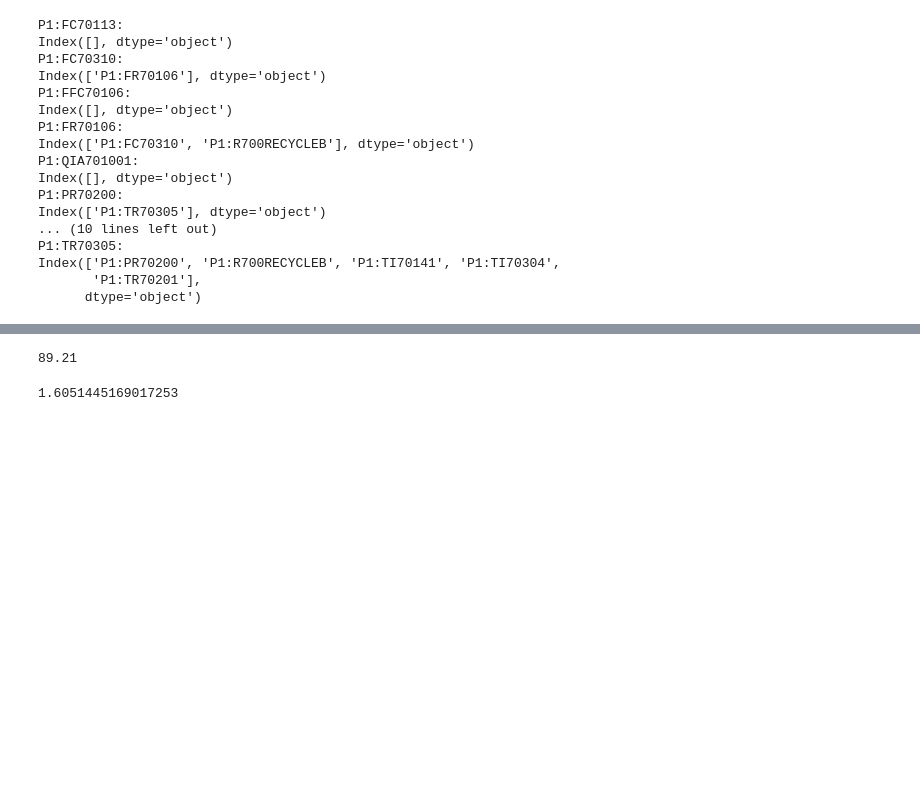
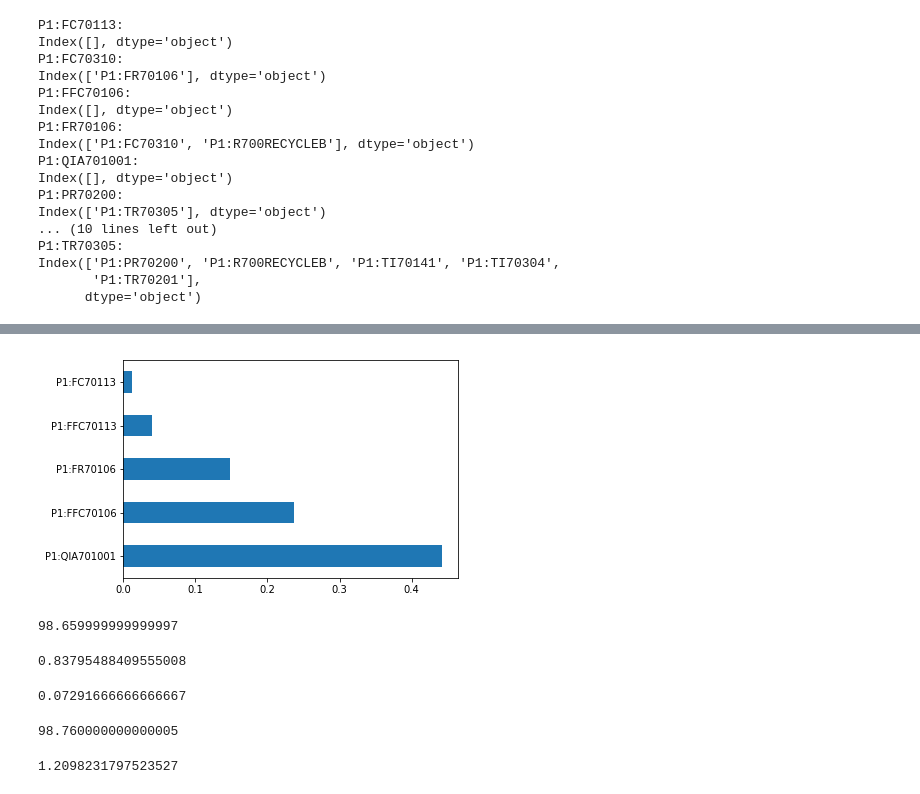
Before and after one commit to sanguis09/Capstone-project, a Jupyter notebook: src/Data Exploration.ipynb, the cells around one changed output, grey strips where cells are left out. Cells and saved outputs as stored; diff of their text form; code cells hidden in the pictures; blank space fills up the shorter version.

```diff
--- a/src/Data Exploration.ipynb
+++ b/src/Data Exploration.ipynb
@@ -350,6 +418,6 @@ mean_squared_error(test_int['MI'], MI_lm3)
 # %%
-#4. random forest
-random_forest = RandomForestRegressor(max_depth=2, random_state=0, n_estimators=500)
+#5. random forest
+random_forest = RandomForestRegressor(n_estimators=500)
 random_forest.fit(X_train, Y_train)
 random_forest.score(X_train, Y_train)
 # %% [output]
@@ -371,14 +439,47 @@ mean_squared_error(test['MI'], MI_rf)
+# %%
+#importance plot
+feat_importances = pd.Series(random_forest.feature_importances_, index=X_train.columns)
+feat_importances.nlargest(5).plot(kind='barh')
+plt.show()
+# %% [output]
+[figure, added]
+# %%
+#6. random forest with selected variables from importance plot
+X_train_rm = X_train[['P1:FFC70113', 'P1:FR70106','P1:FFC70106','P1:QIA701001','P1:FC70113']]
+X_test_rm = X_test[['P1:FFC70113', 'P1:FR70106','P1:FFC70106','P1:QIA701001','P1:FC70113']]
+random_forest.fit(X_train_rm, Y_train)
+acc_random_forest = round(random_forest.score(X_train_rm, Y_train) * 100, 2)
+acc_random_forest
+# %% [output]
+98.659999999999997
+# %%
+#predict
+MI_rf2 = random_forest.predict(X_test_rm)
+#check rmse
+mean_squared_error(test['MI'], MI_rf2)
+# %% [output]
+0.83795488409555008
+# %%
+#print predicted value and true value
+#np.concatenate([test['MI'], MI_rf2] )
+pred_round = pd.DataFrame(list(np.round(MI_rf2,1)), round(test['MI'],1))
+pred_round.columns = ['predicted']
+np.shape(pred_round.loc[pred_round['predicted'] == pred_round.index])[0]/(np.shape(test)[0])
+# %% [output]
+0.07291666666666667
 # %%
-#5. random forest with selected variables
-random_forest.fit(X_train_lm, Y_train)
-acc_random_forest = round(random_forest.score(X_train_lm, Y_train) * 100, 2)
+#7. random forest with standardization
+X_train_scale = preprocessing.scale(X_train_rm)
+X_test_scale = preprocessing.scale(X_test_rm)
+random_forest.fit(X_train_scale, Y_train)
+acc_random_forest = round(random_forest.score(X_train_scale, Y_train) * 100, 2)
 acc_random_forest
 # %% [output]
-89.21
+98.760000000000005
 # %%
 #predict
-MI_rf2 = random_forest.predict(X_test_lm)
+MI_rf3 = random_forest.predict(X_test_scale)
 #check rmse
-mean_squared_error(test['MI'], MI_rf2)
+mean_squared_error(test['MI'], MI_rf3)
 # %% [output]
-1.6051445169017253
+1.2098231797523527
```
Also changed, not shown: parts of 23 cells of this notebook.
